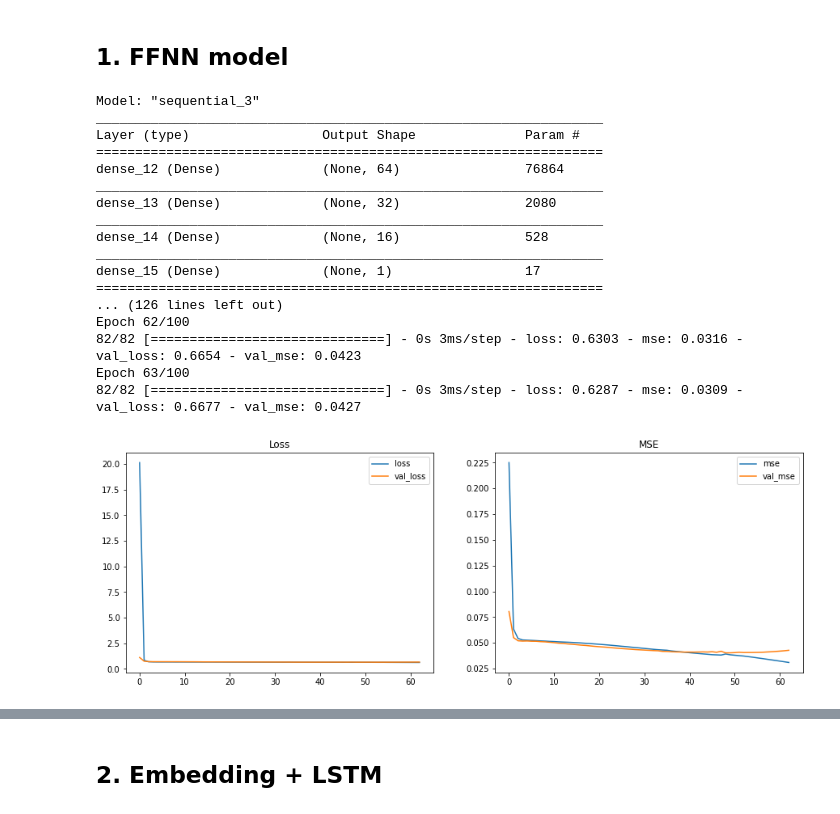
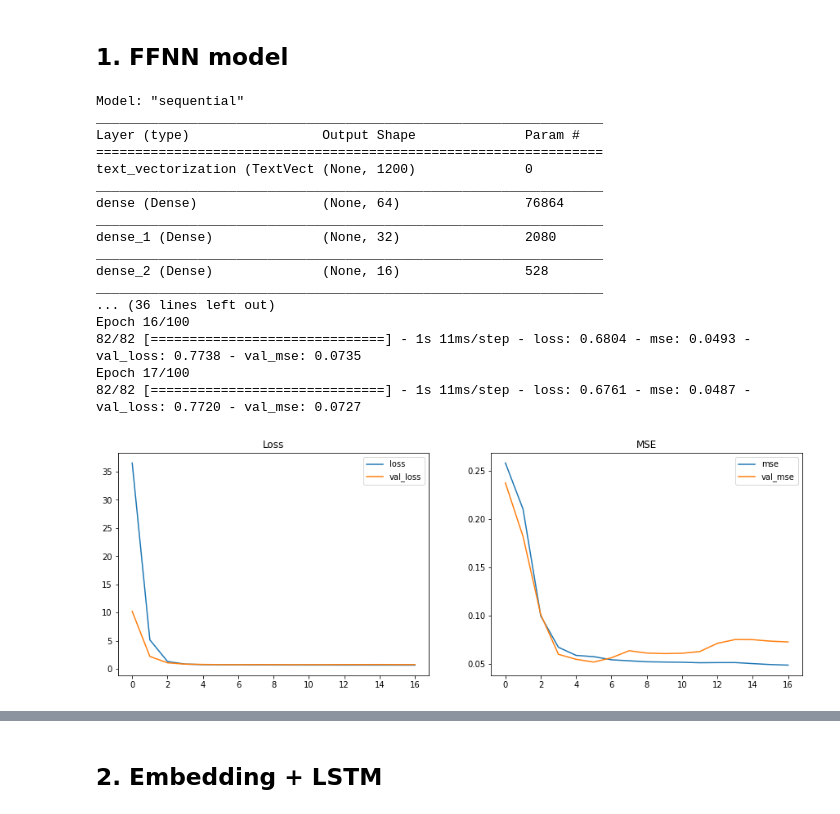
Before and after one commit to hanshaoling/AC295_TeamAnonymous, a Jupyter notebook: submissions/project_TeamAnonymous/milestone4_TeamAnonymous/Combined_AES_Reg_model.ipynb, the cells around one changed output, grey strips where cells are left out. Drawn from its saved outputs; the diff is of its cells as text; code cells hidden in the pictures.

```diff
--- a/submissions/project_TeamAnonymous/milestone4_TeamAnonymous/Combined_AES_Reg_model.ipynb
+++ b/submissions/project_TeamAnonymous/milestone4_TeamAnonymous/Combined_AES_Reg_model.ipynb
@@ -68,7 +68,7 @@ from sklearn.metrics import cohen_kappa_score
 # %% [markdown]
 # Read data
 # %%
-data = pd.read_excel('/content/drive/MyDrive/AC295 Final Proj/data/training_set_rel3.xls')
+data = pd.read_excel('/content/drive/MyDrive/AC295 Final Project/training_set_rel3.xls')
 data = data[~np.isnan(data['domain1_score'].values)]
 # %% [markdown]
 **As mentioned in milestone3, classification is not appropriate when we have large number of score levels. Instead of doing classification, we try regression. In this way, we can combine essays from all prompts. We rescale the scores to [0, 1] to train the model, then rescale back to examine performance of models (quadratic weighted kappa).**
@@ -133,6 +133,7 @@ train_data
 # %% [markdown]
 # Tokenization
 # %%
+'''
 def standardize_text(input_text):
   # Convert to lower case
   lowercase = tf.strings.lower(input_text)
@@ -141,14 +142,14 @@ def standardize_text(input_text):
   return tf.strings.regex_replace(
       stripped_html, "[%s]" % re.escape(string.punctuation), ""
   )
-
+'''
 max_features = 15000
 sequence_length = 1200
 
 text_data = tf.data.Dataset.from_tensor_slices(data.essay.values)
 
 text_vectorizer = TextVectorization(
-    standardize=standardize_text,
+    standardize='lower_and_strip_punctuation',
     max_tokens=max_features,
     output_mode="int",
     output_sequence_length=sequence_length,
@@ -169,13 +170,13 @@ AUTOTUNE = tf.data.experimental.AUTOTUNE
 
 train_data = tf.data.Dataset.from_tensor_slices(train_data)
 train_data = train_data.batch(batch_size)
-train_data = train_data.map(vectorize_text, num_parallel_calls=AUTOTUNE)
+#train_data = train_data.map(vectorize_text, num_parallel_calls=AUTOTUNE)
 train_data = train_data.cache().prefetch(buffer_size=100)
 
 
 val_data = tf.data.Dataset.from_tensor_slices(test_data)
 val_data = val_data.batch(batch_size)
-val_data = val_data.map(vectorize_text, num_parallel_calls=AUTOTUNE)
+#val_data = val_data.map(vectorize_text, num_parallel_calls=AUTOTUNE)
 val_data = val_data.cache().prefetch(buffer_size=100)
 # %%
 train_data
@@ -244,40 +245,41 @@ def QWK_bert(model):
 ## 1. FFNN model
 # %%
 model_ffnn = Sequential()
-model_ffnn.add(layers.Input(shape = (1200,)))
+model_ffnn.add(layers.Input(shape = (1,),dtype=tf.string))
+model_ffnn.add(text_vectorizer)
 model_ffnn.add(layers.Dense(64, activation = 'relu'))
 model_ffnn.add(layers.Dense(32, activation = 'relu'))
 model_ffnn.add(layers.Dense(16, activation = 'relu'))
 model_ffnn.add(layers.Dense(1, activation = 'sigmoid')) # scaled score in [0, 1]
 
 loss = tf.keras.losses.binary_crossentropy
 optimizer = optimizers.Adam(lr = 0.001)
 metrics=['mse']
 model_ffnn.compile(loss= loss, optimizer = optimizer, metrics = metrics)
 model_ffnn.summary()
 
 early_stopping = tf.keras.callbacks.EarlyStopping(
     monitor='val_loss', min_delta=0, patience=10, verbose=0, mode='auto'
 )
 
 history_ffnn=model_ffnn.fit(train_data, validation_data = val_data, callbacks=early_stopping, epochs = 100, verbose = 1)
 evaluate_model(model_ffnn,val_data,history_ffnn)
 # %% [output]
-Model: "sequential_3"
+Model: "sequential"
 _________________________________________________________________
 Layer (type)                 Output Shape              Param #
 =================================================================
-dense_12 (Dense)             (None, 64)                76864
+text_vectorization (TextVect (None, 1200)              0
 _________________________________________________________________
-dense_13 (Dense)             (None, 32)                2080
+dense (Dense)                (None, 64)                76864
 _________________________________________________________________
-dense_14 (Dense)             (None, 16)                528
+dense_1 (Dense)              (None, 32)                2080
 _________________________________________________________________
-dense_15 (Dense)             (None, 1)                 17
-=================================================================
-... (126 lines left out)
-Epoch 62/100
-82/82 [==============================] - 0s 3ms/step - loss: 0.6303 - mse: 0.0316 - val_loss: 0.6654 - val_mse: 0.0423
-Epoch 63/100
-82/82 [==============================] - 0s 3ms/step - loss: 0.6287 - mse: 0.0309 - val_loss: 0.6677 - val_mse: 0.0427
+dense_2 (Dense)              (None, 16)                528
+_________________________________________________________________
+... (36 lines left out)
+Epoch 16/100
+82/82 [==============================] - 1s 11ms/step - loss: 0.6804 - mse: 0.0493 - val_loss: 0.7738 - val_mse: 0.0735
+Epoch 17/100
+82/82 [==============================] - 1s 11ms/step - loss: 0.6761 - mse: 0.0487 - val_loss: 0.7720 - val_mse: 0.0727
-[figure, old version]
+[figure, new version]
```
Also changed, not shown: parts of 7 cells of this notebook.
